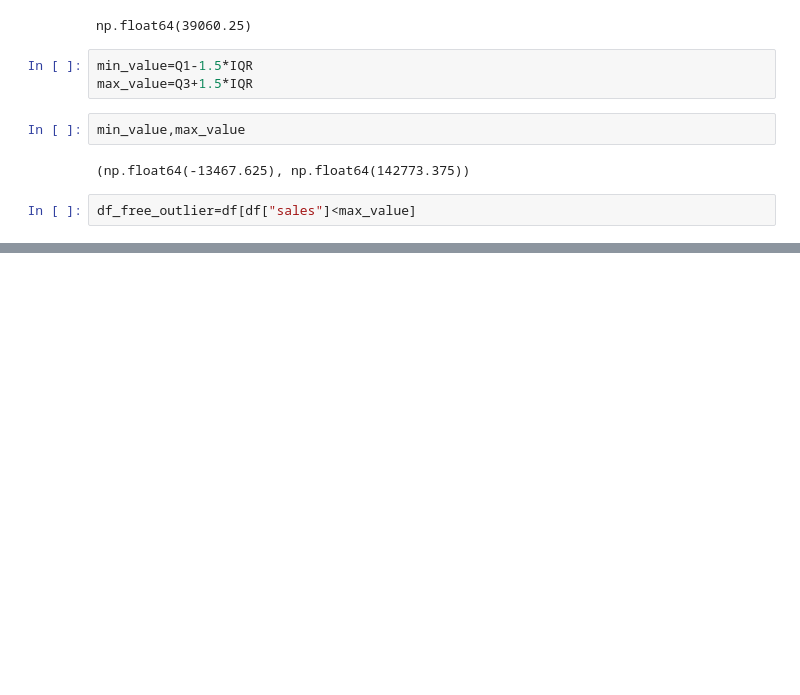
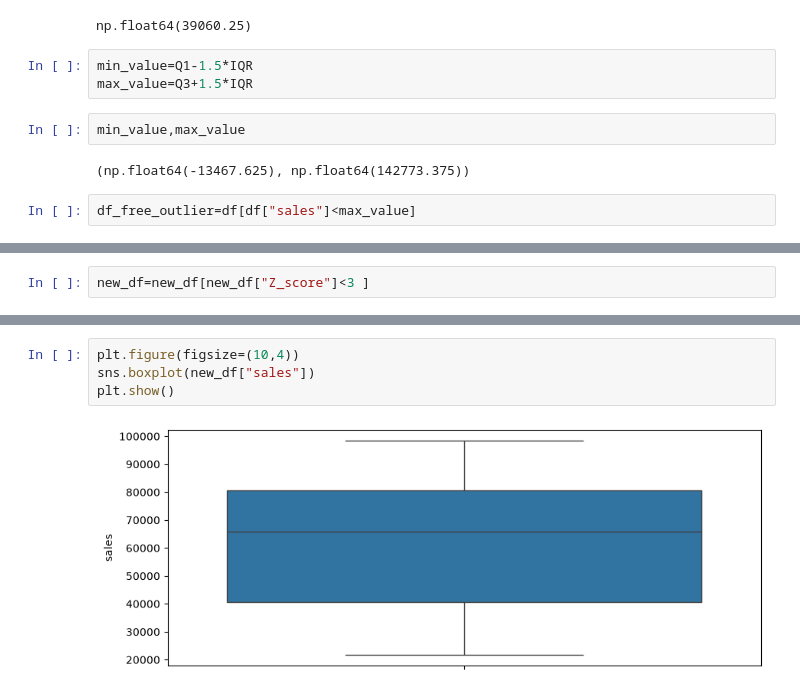
Before and after one commit to harshrathi0010-web/Python_Practice_Revision, a Jupyter notebook: Outlier.ipynb, the cells around one changed output, grey strips where cells are left out. Cells and saved outputs as stored; diff of their text form; blank space fills up the shorter version.

```diff
--- a/Outlier.ipynb
+++ b/Outlier.ipynb
@@ -117,0 +185,2 @@ df.head(12)
+# %%
+new_df=new_df[new_df["Z_score"]<3 ]
@@ -117,0 +202,6 @@ df.head(12)
+# %%
+plt.figure(figsize=(10,4))
+sns.boxplot(new_df["sales"])
+plt.show()
+# %% [output]
+[figure, added]
```
Also changed, not shown: parts of 9 cells of this notebook.
